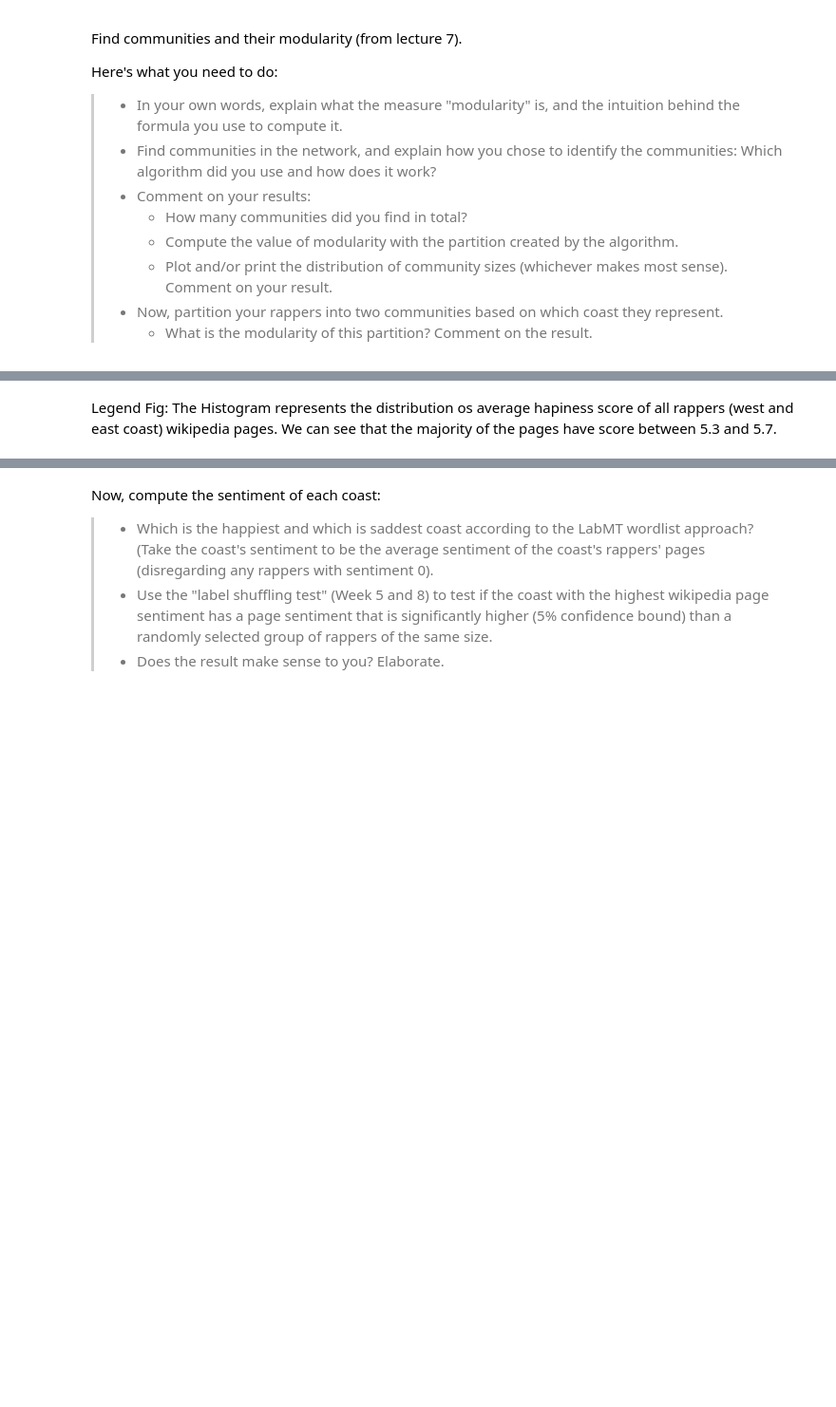
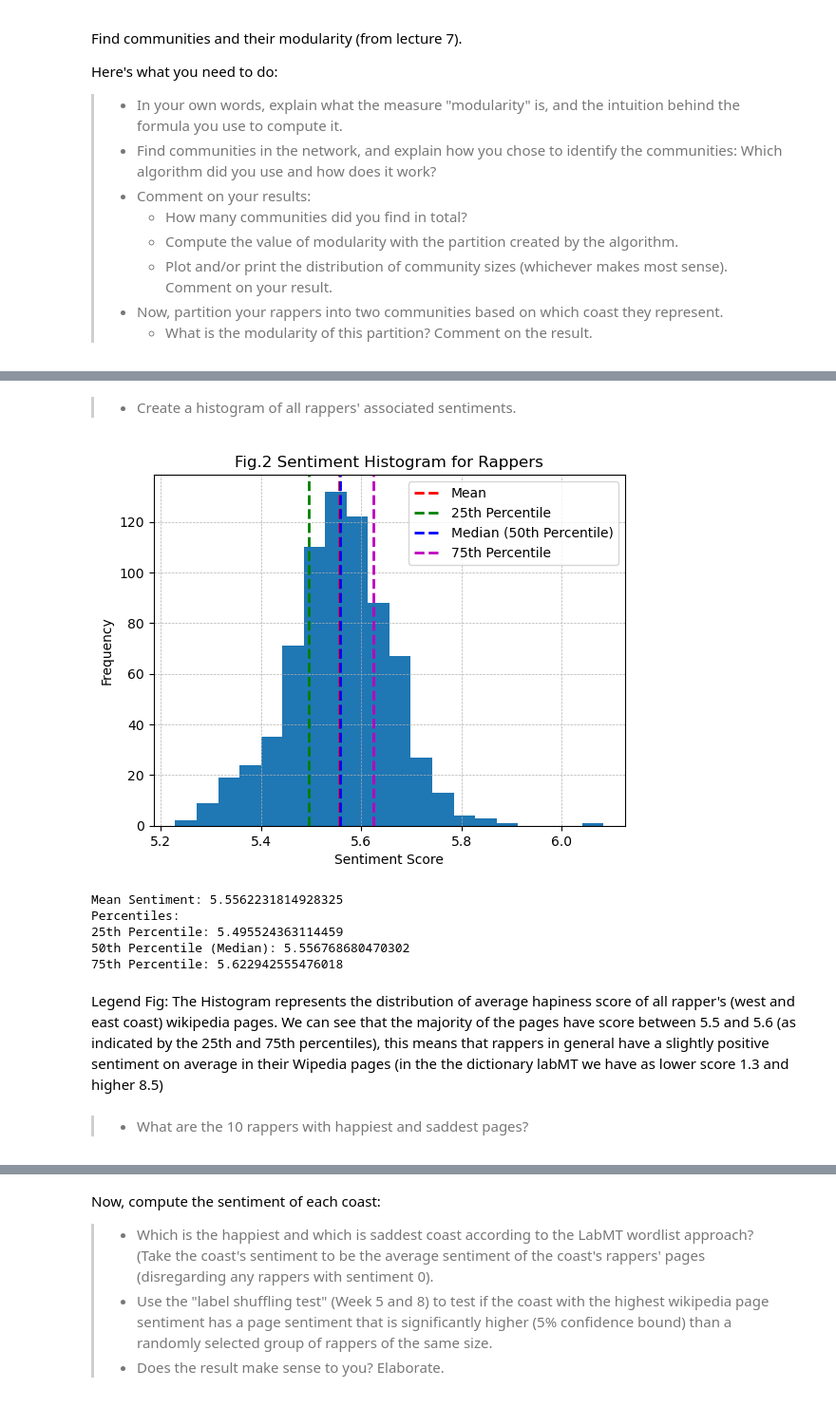
Before and after one commit to Linkschris/Assignment, a Jupyter notebook: Assignment2_jonas.ipynb, the cells around one changed output, grey strips where cells are left out. Shown at 95% size. Drawn from its saved outputs; the diff is of its cells as text; code cells hidden in the pictures; blank space fills up the shorter version.

Commit message:
luisa better graph, add some coments

```diff
--- a/Assignment2_jonas.ipynb
+++ b/Assignment2_jonas.ipynb
@@ -487,17 +501,51 @@ for node in G.nodes():
  average_sentiment, words_dict = sentiment(labmt, tokens)
  G.nodes[node]["average_sentiment"] = average_sentiment
  G.nodes[node]["words_dict"] = words_dict
+# %% [markdown]
+> * Create a histogram of all rappers' associated sentiments.
 # %%
 # Gather sentiments for all rappers
 all_sentiments = [G.nodes[node]['average_sentiment'] for node in G.nodes()]
 
-# Create a histogram
+# Calculate the mean
+mean_sentiment = np.mean(all_sentiments)
+
+# Calculate percentiles (e.g., 25th, 50th, and 75th percentiles)
+percentiles = np.percentile(all_sentiments, [25, 50, 75])
+
+# Plot the histogram
 plt.hist(all_sentiments, bins=20)
 plt.title(f'Fig.{figure_counter+1} Sentiment Histogram for Rappers')
 plt.xlabel('Sentiment Score')
 plt.ylabel('Frequency')
 plt.grid(True, which='both', linestyle='--', linewidth=0.5)
+
+# Add vertical lines for mean and percentiles
+plt.axvline(mean_sentiment, color='r', linestyle='dashed', linewidth=2, label='Mean')
+plt.axvline(percentiles[0], color='g', linestyle='dashed', linewidth=2, label='25th Percentile')
+plt.axvline(percentiles[1], color='b', linestyle='dashed', linewidth=2, label='Median (50th Percentile)')
+plt.axvline(percentiles[2], color='m', linestyle='dashed', linewidth=2, label='75th Percentile')
+
+# Display a legend
+plt.legend()
+
+# Show the plot
 plt.show()
+
+print(f"Mean Sentiment: {mean_sentiment}")
+print("Percentiles:")
+print(f"25th Percentile: {percentiles[0]}")
+print(f"50th Percentile (Median): {percentiles[1]}")
+print(f"75th Percentile: {percentiles[2]}")
+# %% [output]
+[figure, added]
+Mean Sentiment: 5.5562231814928325
+Percentiles:
+25th Percentile: 5.495524363114459
+50th Percentile (Median): 5.556768680470302
+75th Percentile: 5.622942555476018
 # %% [markdown]
-Legend Fig: The Histogram represents the distribution os average hapiness score of all rappers (west and east coast) wikipedia pages. We can see that the majority of the pages have score between 5.3 and 5.7.
+Legend Fig: The Histogram represents the distribution of average hapiness score of all rapper's (west and east coast) wikipedia pages. We can see that the majority of the pages have score between 5.5 and 5.6 (as indicated by the 25th and 75th percentiles), this means that rappers in general have a slightly positive sentiment on average in their Wipedia pages (in the the dictionary labMT we have as lower score 1.3 and higher 8.5)
+# %% [markdown]
+> * What are the 10 rappers with happiest and saddest pages?
 # %%
```
Also changed, not shown: parts of 11 cells of this notebook, 1 other file.
